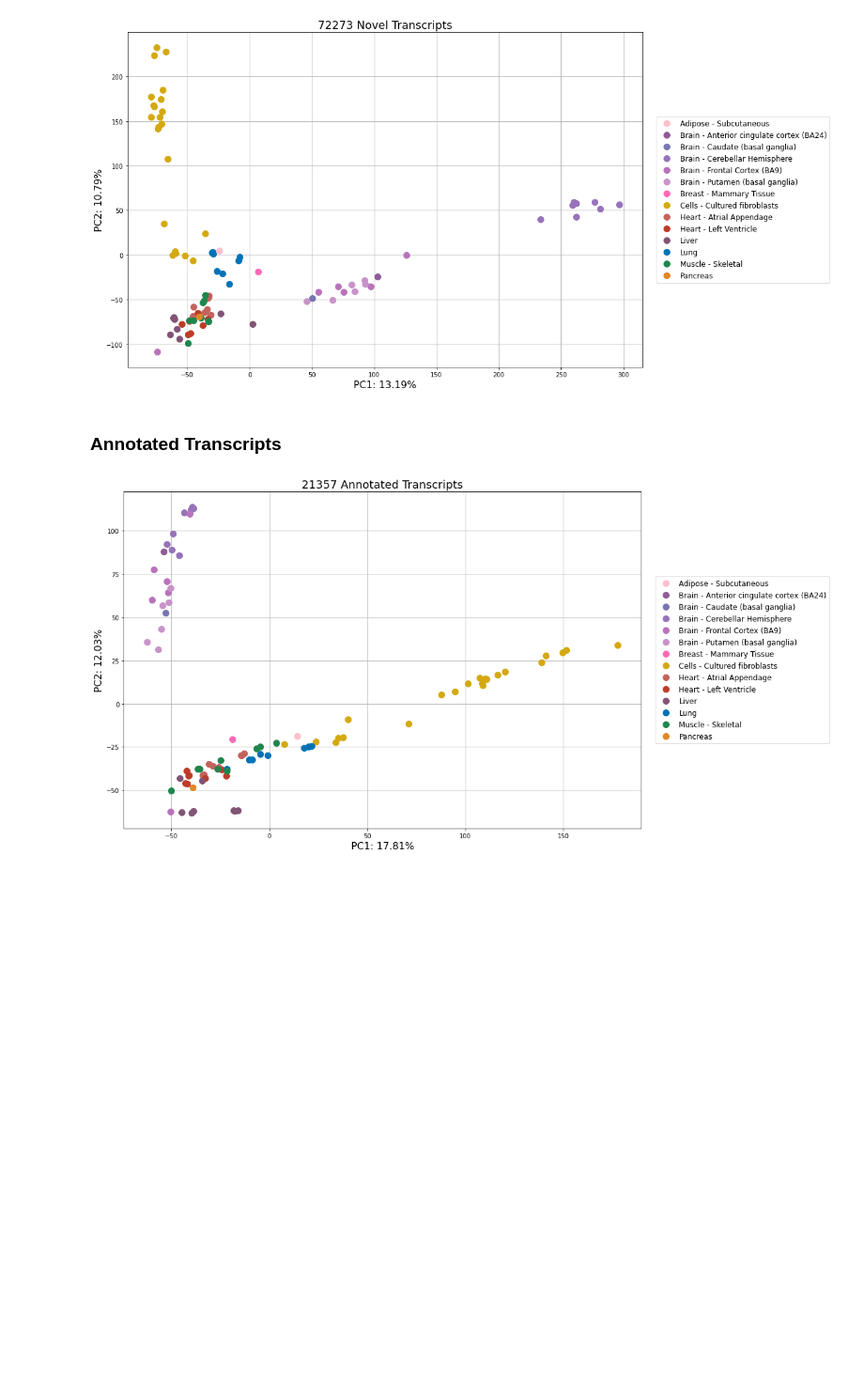
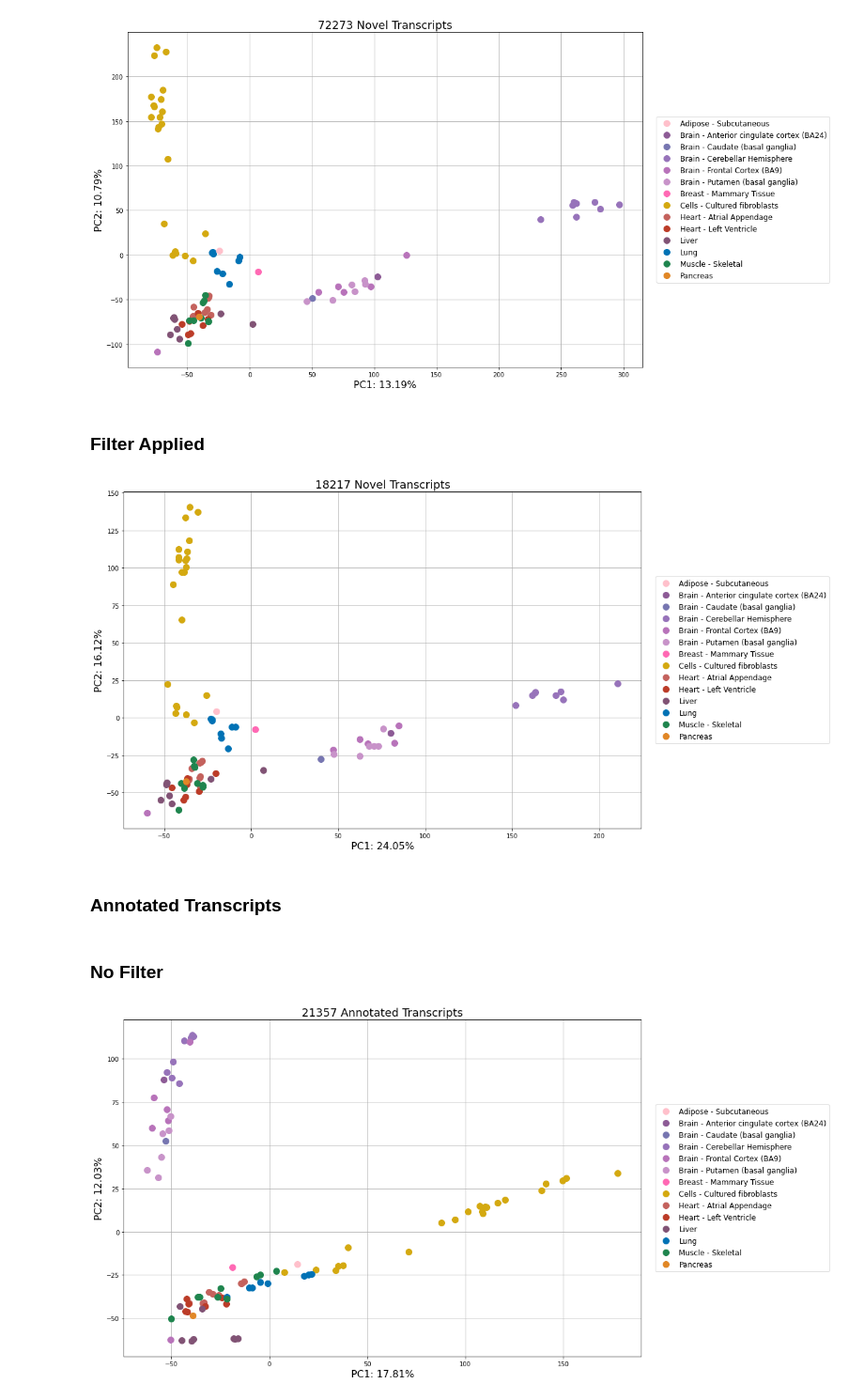
Before and after one commit to MingyiXia9717/gtex_v9_data_analysis, a Jupyter notebook: FLAIR/flair_gtex_database_results_analysis_part3.ipynb, the cells around one changed output. Shown: that part at 94% size. Drawn from its saved outputs; the diff is of its cells as text; code cells hidden in the pictures; blank space fills up the shorter version.

Commit message:
added TPM filtering option

```diff
--- a/FLAIR/flair_gtex_database_results_analysis_part3.ipynb
+++ b/FLAIR/flair_gtex_database_results_analysis_part3.ipynb
@@ -35,12 +37,18 @@ data_dir = 'gtex_v9_data\\data_for_analysis\\gtex_database_data'
 # %%
 novel_transcript_quant_clean_path = os.path.join(data_dir,
                                                       'flair_novel_transcript_quant_clean.csv')
+novel_transcript_quant_clean_filtered_path = os.path.join(data_dir,
+                                                      'flair_novel_transcript_quant_clean_filtered.csv')
 annotated_transcript_quant_clean_path = os.path.join(data_dir,
                                                       'flair_annotated_transcript_quant_clean.csv')
+annotated_transcript_quant_clean_filtered_path = os.path.join(data_dir,
+                                                      'flair_annotated_transcript_quant_clean_filtered.csv')
 # %%
 # change working directory
 os.chdir('C:\\Users\\15082\\OneDrive\\Desktop\\thesis_research')
 # %%
 novel_transcript_express_tissue_clean = pd.read_csv(novel_transcript_quant_clean_path)
+novel_transcript_express_tissue_clean_filtered = pd.read_csv(novel_transcript_quant_clean_filtered_path)
 annotated_transcript_express_tissue_clean = pd.read_csv(annotated_transcript_quant_clean_path)
+annotated_transcript_express_tissue_clean_filtered = pd.read_csv(annotated_transcript_quant_clean_filtered_path)
 # %% [markdown]
@@ -71,0 +92,5 @@ Number of Novel Transcripts:  72273
+# %%
+# drop the first column
+novel_transcript_express_tissue_clean_filtered.drop(columns=novel_transcript_express_tissue_clean_filtered.columns[0],
+                                       axis=1, inplace=True)
+novel_transcript_express_tissue_clean_filtered.head(3)
@@ -71,0 +103,3 @@ Number of Novel Transcripts:  72273
+# %%
+num_novel_filtered_transcripts = novel_transcript_express_tissue_clean_filtered.shape[1]-2
+print("Number of Novel Filtered Transcripts: ", num_novel_filtered_transcripts)
@@ -162,8 +228,17 @@ visualize_PCA(novel_transcript_express_tissue_clean,
               str(num_novel_transcripts)+' Novel Transcripts')
 # %% [output]
 [figure]
+# %% [markdown]
+### Filter Applied
+# %%
+visualize_PCA(novel_transcript_express_tissue_clean_filtered,
+              str(num_novel_filtered_transcripts)+' Novel Transcripts')
+# %% [output]
+[figure, added]
 # %% [markdown]
 ### Annotated Transcripts
+# %% [markdown]
+### No Filter
 # %%
 visualize_PCA(annotated_transcript_express_tissue_clean,
               str(num_annotated_transcripts)+' Annotated Transcripts')
```
Also changed, not shown: parts of 23 cells of this notebook.
